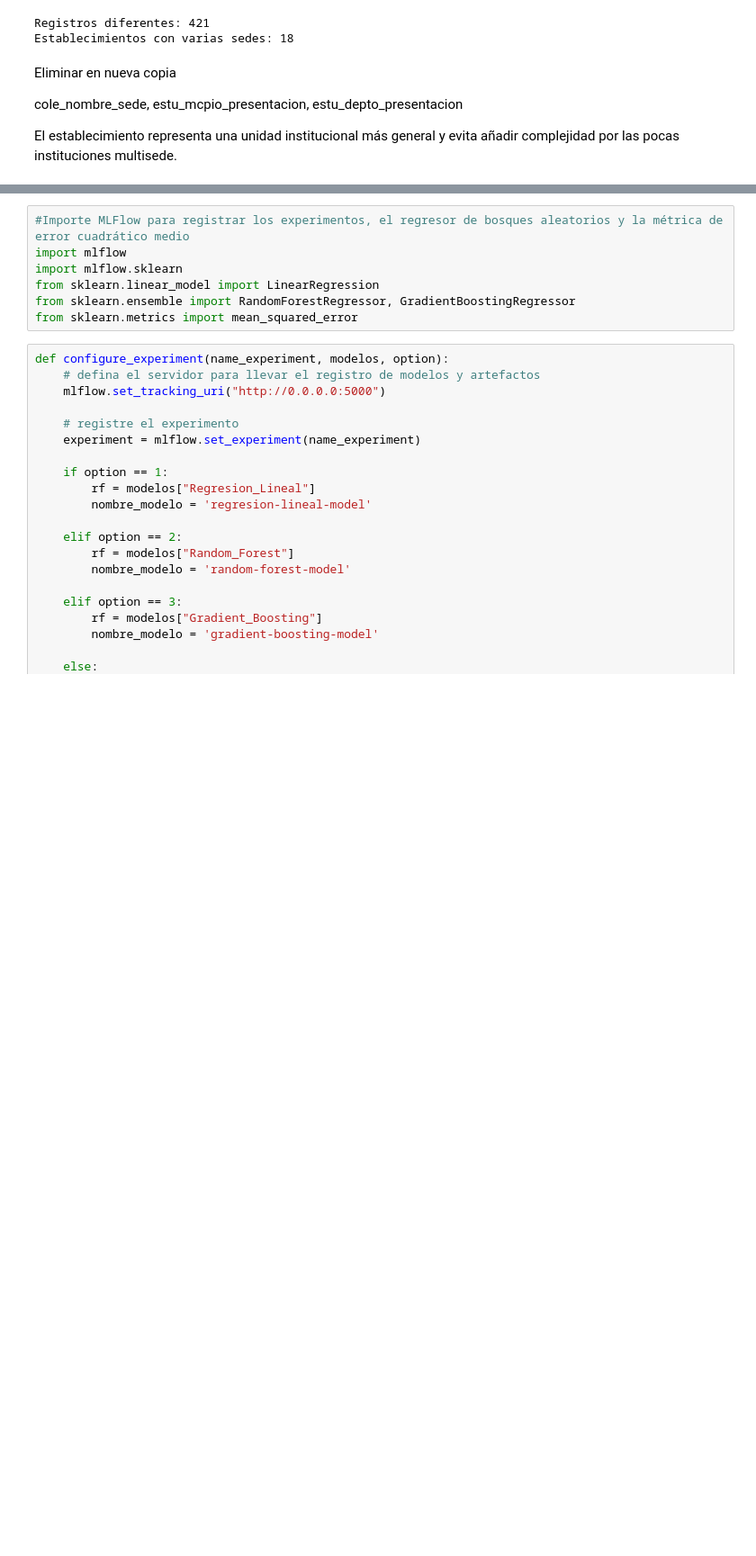
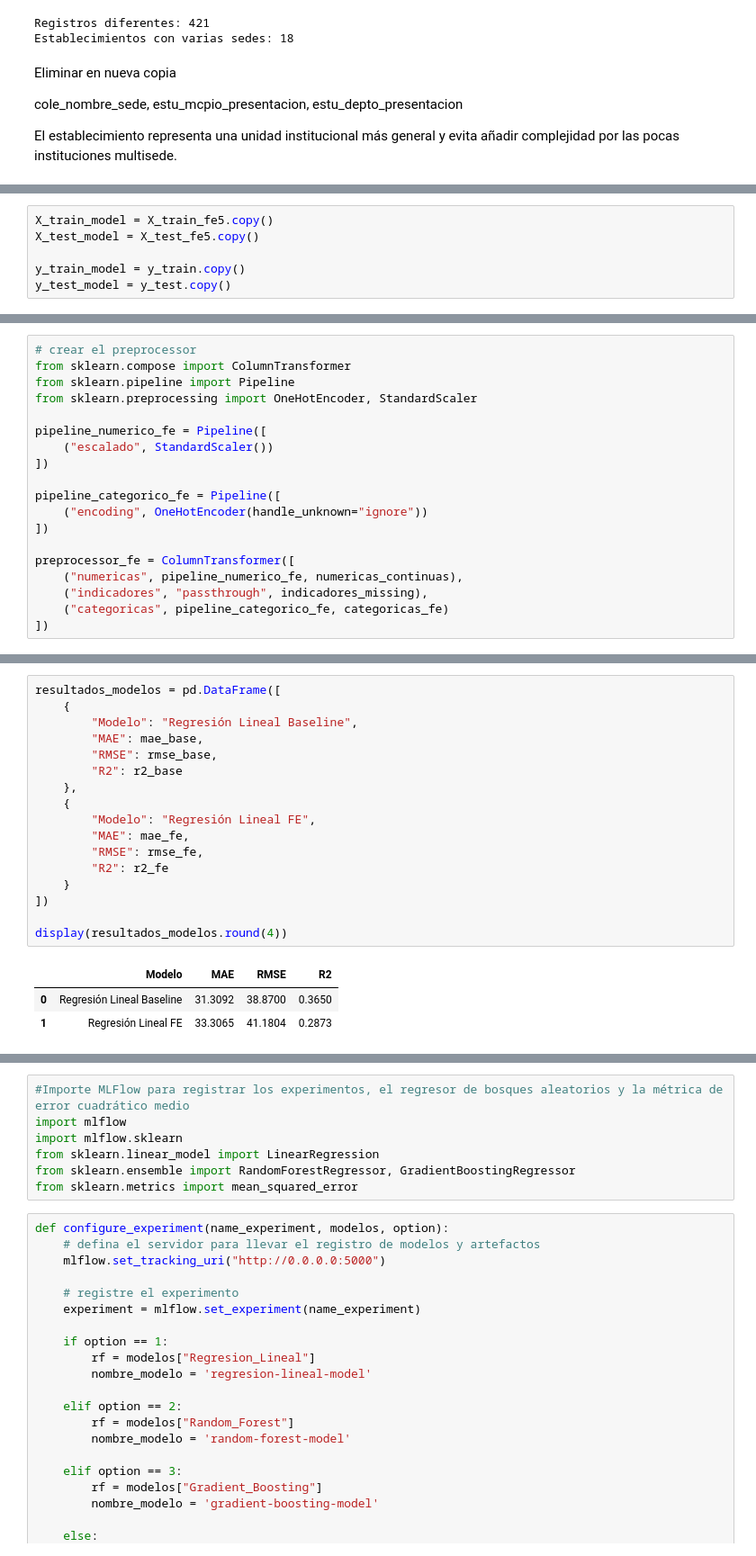
Before and after one commit to kcaicedor/despliegue_icfes, a Jupyter notebook: icfes_ml.ipynb, the cells around one changed output, grey strips where cells are left out. Shown at 90% size. Cells and saved outputs as stored; diff of their text form; blank space fills up the shorter version.

```diff
--- a/icfes_ml.ipynb
+++ b/icfes_ml.ipynb
@@ -892,0 +1193,6 @@ print("Dimensiones después:", X_train_fe2.shape)
+# %%
+X_train_model = X_train_fe5.copy()
+X_test_model = X_test_fe5.copy()
+
+y_train_model = y_train.copy()
+y_test_model = y_test.copy()
@@ -892,0 +1229,19 @@ print("Dimensiones después:", X_train_fe2.shape)
+# %%
+# crear el preprocessor
+from sklearn.compose import ColumnTransformer
+from sklearn.pipeline import Pipeline
+from sklearn.preprocessing import OneHotEncoder, StandardScaler
+
+pipeline_numerico_fe = Pipeline([
+    ("escalado", StandardScaler())
+])
+
+pipeline_categorico_fe = Pipeline([
+    ("encoding", OneHotEncoder(handle_unknown="ignore"))
+])
+
+preprocessor_fe = ColumnTransformer([
+    ("numericas", pipeline_numerico_fe, numericas_continuas),
+    ("indicadores", "passthrough", indicadores_missing),
+    ("categoricas", pipeline_categorico_fe, categoricas_fe)
+])
@@ -892,0 +1289,21 @@ print("Dimensiones después:", X_train_fe2.shape)
+# %%
+resultados_modelos = pd.DataFrame([
+    {
+        "Modelo": "Regresión Lineal Baseline",
+        "MAE": mae_base,
+        "RMSE": rmse_base,
+        "R2": r2_base
+    },
+    {
+        "Modelo": "Regresión Lineal FE",
+        "MAE": mae_fe,
+        "RMSE": rmse_fe,
+        "R2": r2_fe
+    }
+])
+
+display(resultados_modelos.round(4))
+# %% [output]
+|  | Modelo | MAE | RMSE | R2 |
+| 0 | Regresión Lineal Baseline | 31.3092 | 38.8700 | 0.3650 |
+| 1 | Regresión Lineal FE | 33.3065 | 41.1804 | 0.2873 |
```
Also changed, not shown: parts of 33 cells of this notebook, 1 other file.
